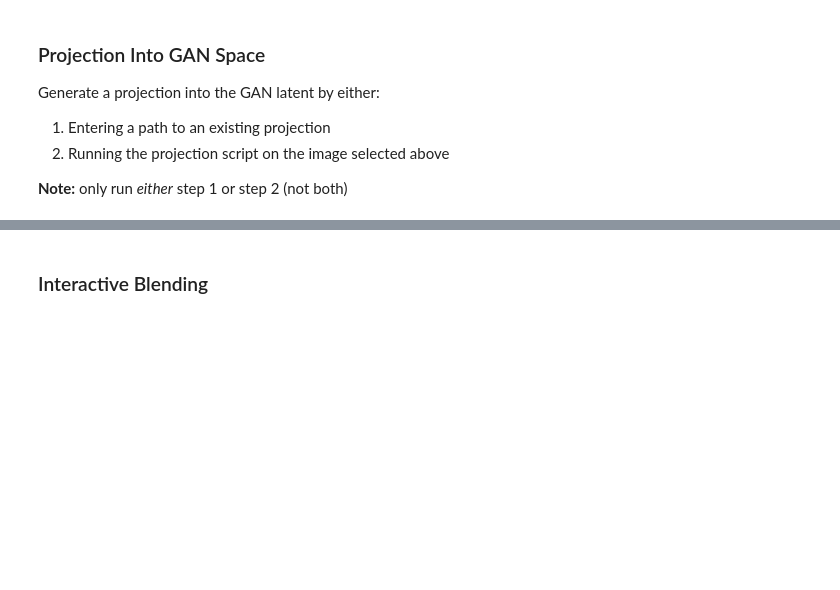
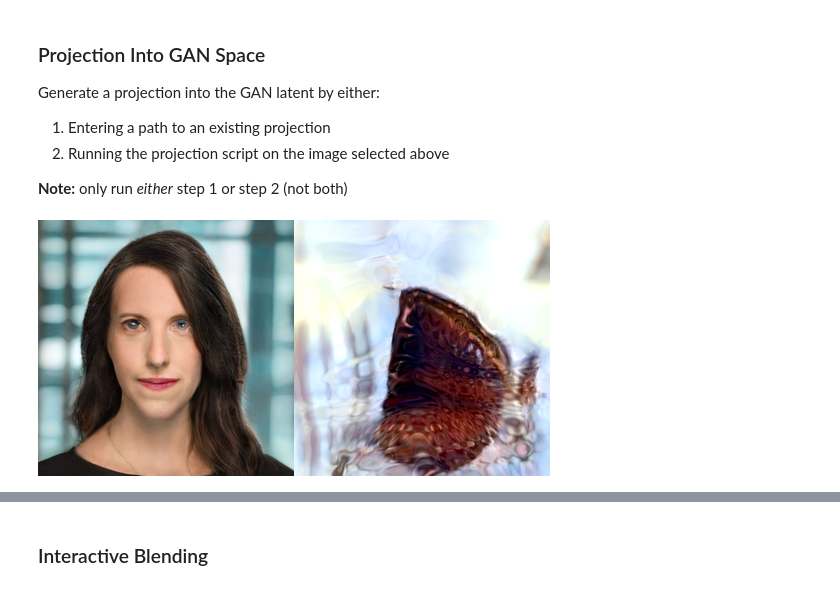
Before and after one commit to adamdavidcole/stylegan3-fun-blend, a Jupyter notebook: blend.ipynb, the cells around one changed output, grey strips where cells are left out. Drawn from its saved outputs; the diff is of its cells as text; code cells hidden in the pictures; blank space fills up the shorter version.

```diff
--- a/blend.ipynb
+++ b/blend.ipynb
@@ -547,13 +593,15 @@ Generate a projection into the GAN latent by either:
 **Note:** only run *either* step 1 or step 2 (not both)
 # %%
 #@title EITHER: Select a path to an existing projection {run: "auto"}
-projected_w_path = "" #@param {type: "string"}
+projected_w_path = "/content/drive/MyDrive/stylegan3-fun-blend/projection_source_vectors/00010-projection-wplus-wavgstart-sgan2/projected_wplus_wavg_final.npy" #@param {type: "string"}
 
 if projected_w_path:
   im1 = synthesize_img_from_w_path(G, projected_w_path)
   im2 = synthesize_img_from_w_path(G_tuned, projected_w_path)
   im = add_imgs([im1, im2])
   display(im)
+# %% [output]
+[figure, added]
 # %%
 #@title OR: Create a new projection from selected photo
 #@markdown (This process can take over 10 minuets )
```
Also changed, not shown: parts of 11 cells of this notebook.
